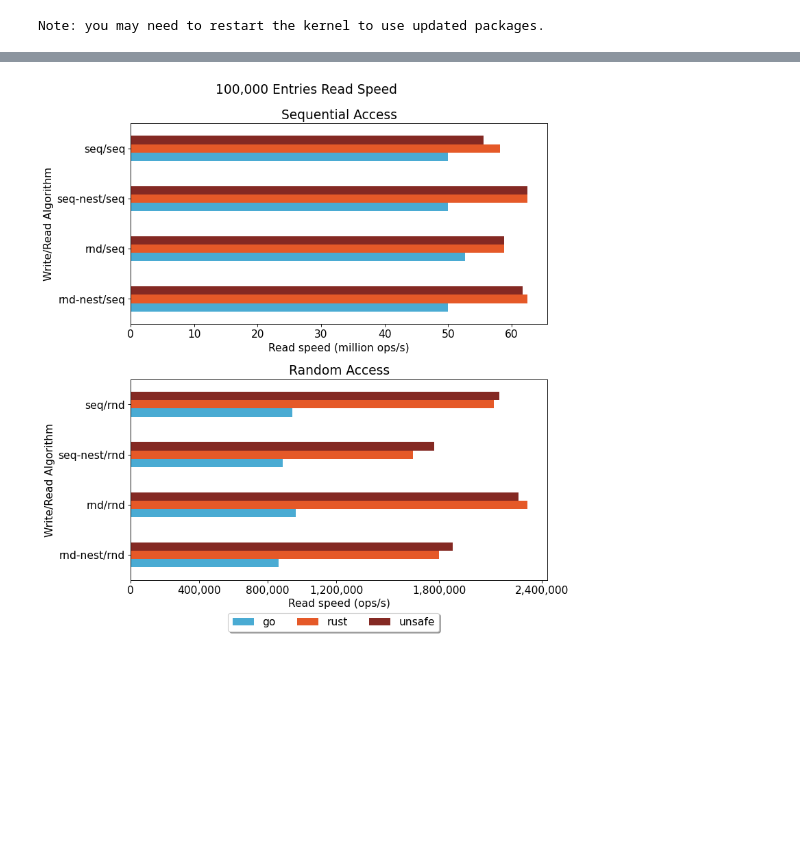
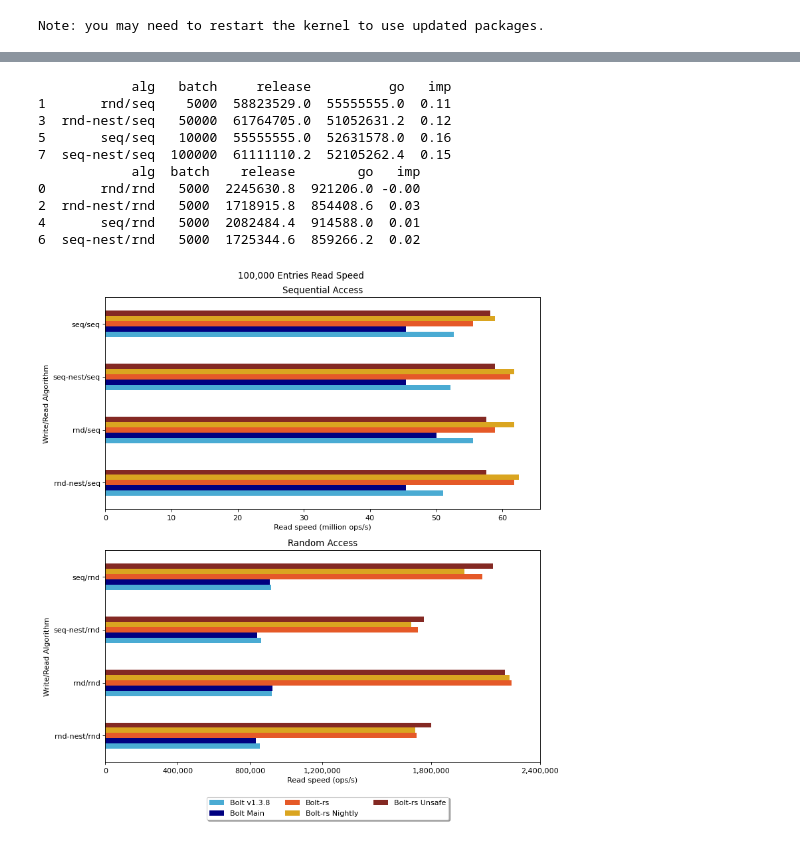
Before and after one commit to ambaxter/datascience, a Jupyter notebook: bbolt_comparison/ops_per_sec.ipynb, the cells around one changed output, grey strips where cells are left out. Drawn from its saved outputs; the diff is of its cells as text; code cells hidden in the pictures; blank space fills up the shorter version.

```diff
--- a/bbolt_comparison/ops_per_sec.ipynb
+++ b/bbolt_comparison/ops_per_sec.ipynb
@@ -32,5 +49,5 @@ comp.head()
 # %%
-runtimes = comp[comp.runtime.isin(["release","go","unsafe"])]
+runtimes = comp[comp.runtime.isin(["go_main","go","unsafe","release","nightly"])]
 
 c100k = runtimes[runtimes['count']==100000]
 c1m = runtimes[runtimes['count']==1000000]
@@ -167,13 +120,0 @@ plt.show()
-# %%
-d = pd.DataFrame()
-
-for write_alg in set(c100k['write_alg']):
-    g=c100k[c100k['write_alg']==write_alg].groupby(["runtime","batch"])["write_ops/s"].mean()
-    dr = pd.DataFrame()
-    maxed=g['go'].idxmax()
-    s = pd.Series([g['release'][maxed],g['go'][maxed]], index=['release','go'])
-    dr[write_alg]=s
-    print(write_alg)
-    print(s['release']/s['go'])
-    print(dr)
-    print('\n')
@@ -198,53 +187,84 @@ go       288932.2
 # %%
 alg = list()
-batch_size = list()
+batch = list()
+go = list()
+go_main = list()
 release = list()
-go = list()
 unsafe = list()
+nightly = list()
+imp = list()
 
-for write_alg in set(c100k['write_alg']):
-    for read_alg in set(c100k['read_alg']):
+for write_alg in pd.unique(c100k['write_alg']):
+    for read_alg in pd.unique(c100k['read_alg']):
         g=c100k[c100k['write_alg']==write_alg].groupby(["read_alg","runtime","batch"])["read_ops/s"].mean()
         r = maxed=g[read_alg]
         maxed=r['go'].idxmax()
         alg.append(write_alg + '/' + read_alg)
-        batch_size.append(maxed)
+        batch.append(maxed)
         release.append(r['release'][maxed])
         go.append(r['go'][maxed])
+        go_main.append(r['go_main'][maxed])
         unsafe.append(r['unsafe'][maxed])
+        nightly.append(r['nightly'][maxed])
+        imp.append((r['go'][maxed]/r['go_main'][maxed])-1)
 
 d = {
     'alg': alg,
     'go': go,
-    'rust': release,
-    'unsafe': unsafe
+    'go_main': go_main,
+    'release': release,
+    'nightly': nightly,
+    'unsafe': unsafe,
 }
+
+i = {
+    'alg': alg,
+    'batch': batch,
+    'release': release,
+    'go': go,
+    'imp': imp
+}
+
 pd_rnd=pd.DataFrame(data=d)
+idf=pd.DataFrame(data=i)
+print(idf[idf['alg'].str.endswith('seq')].round(2))
+print(idf[idf['alg'].str.endswith('rnd')].round(2))
+
 pd_rnd.sort_values('alg',inplace=True)
 fig = plt.figure(figsize=(10,10), dpi=80)
 fig.suptitle('100,000 Entries Read Speed')
 ax = fig.add_subplot(212)
 pd_rnd[pd_rnd['alg'].str.endswith('rnd')].plot(kind='barh',x='alg',color=BAR_COLORS,ax=ax)
 ax.xaxis.set_major_formatter(ticks_comma)
 ax.set_title('Random Access')
 ax.set_xlabel('Read speed (ops/s)')
 ax.set_xticks([0,400000,800000,1200000,1800000,2400000])
 ax.set_ylabel('Write/Read Algorithm')
 ax.get_legend().remove()
 ax = fig.add_subplot(211)
 pd_rnd[pd_rnd['alg'].str.endswith('seq')].plot(kind='barh',x='alg',color=BAR_COLORS,ax=ax)
 ax.xaxis.set_major_formatter(ticks_million)
 ax.set_title('Sequential Access')
 ax.set_xlabel('Read speed (million ops/s)')
 ax.set_ylabel('Write/Read Algorithm')
 ax.get_legend().remove()
 lines = []
 labels = []
 Line, Label = ax.get_legend_handles_labels()
 lines.extend(Line)
-labels.extend(Label)
-fig.legend(lines,labels,loc='lower center', bbox_to_anchor=(0.55, -0.03), fancybox=True, shadow=True, ncols=3)
+labels.extend([legends[x] for x in Label])
+fig.legend(lines,labels,loc='lower center', bbox_to_anchor=(0.55, -0.06), fancybox=True, shadow=True, ncols=3)
 fig.tight_layout()
 plt.show()
 # %% [output]
+            alg   batch     release          go   imp
+1       rnd/seq    5000  58823529.0  55555555.0  0.11
+3  rnd-nest/seq   50000  61764705.0  51052631.2  0.12
+5       seq/seq   10000  55555555.0  52631578.0  0.16
+7  seq-nest/seq  100000  61111110.2  52105262.4  0.15
+            alg  batch    release        go   imp
+0       rnd/rnd   5000  2245630.8  921206.0 -0.00
+2  rnd-nest/rnd   5000  1718915.8  854408.6  0.03
+4       seq/rnd   5000  2082484.4  914588.0  0.01
+6  seq-nest/rnd   5000  1725344.6  859266.2  0.02
-[figure, old version]
+[figure, new version]
```
Also changed, not shown: parts of 27 cells of this notebook, 1 other file.
